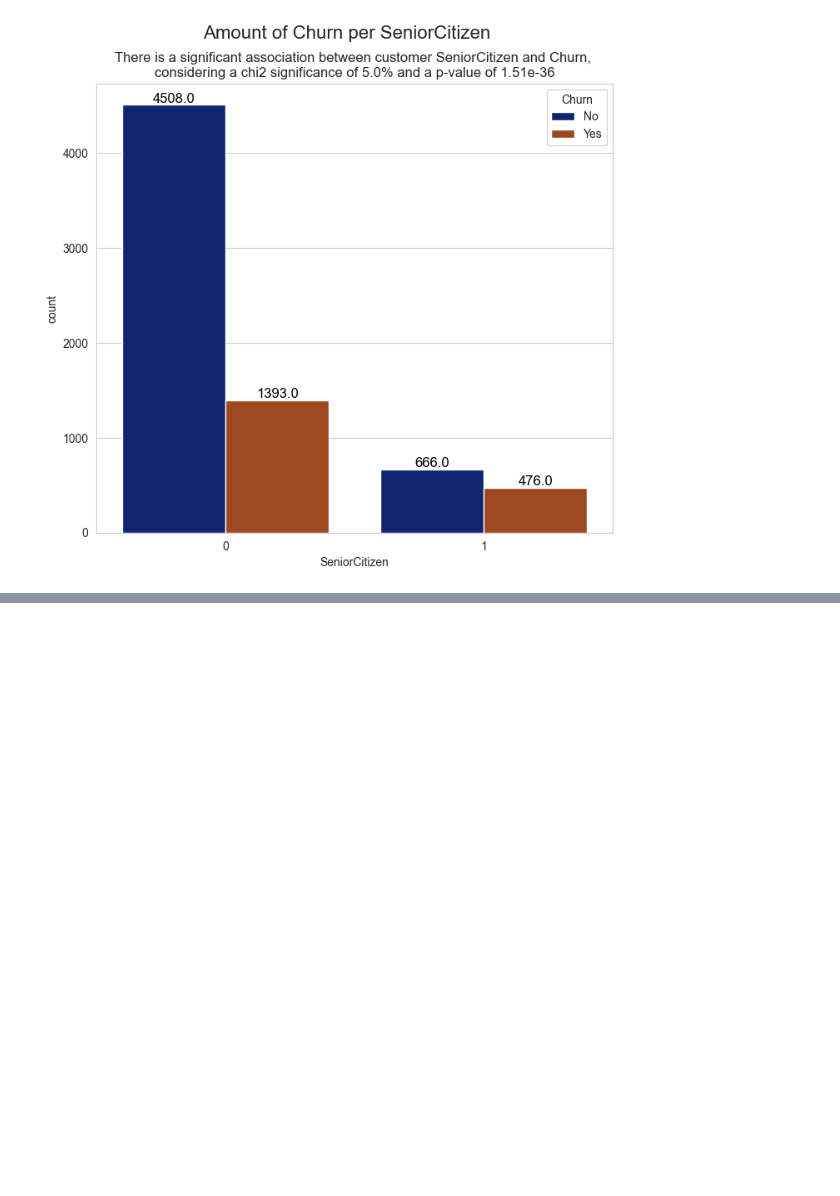
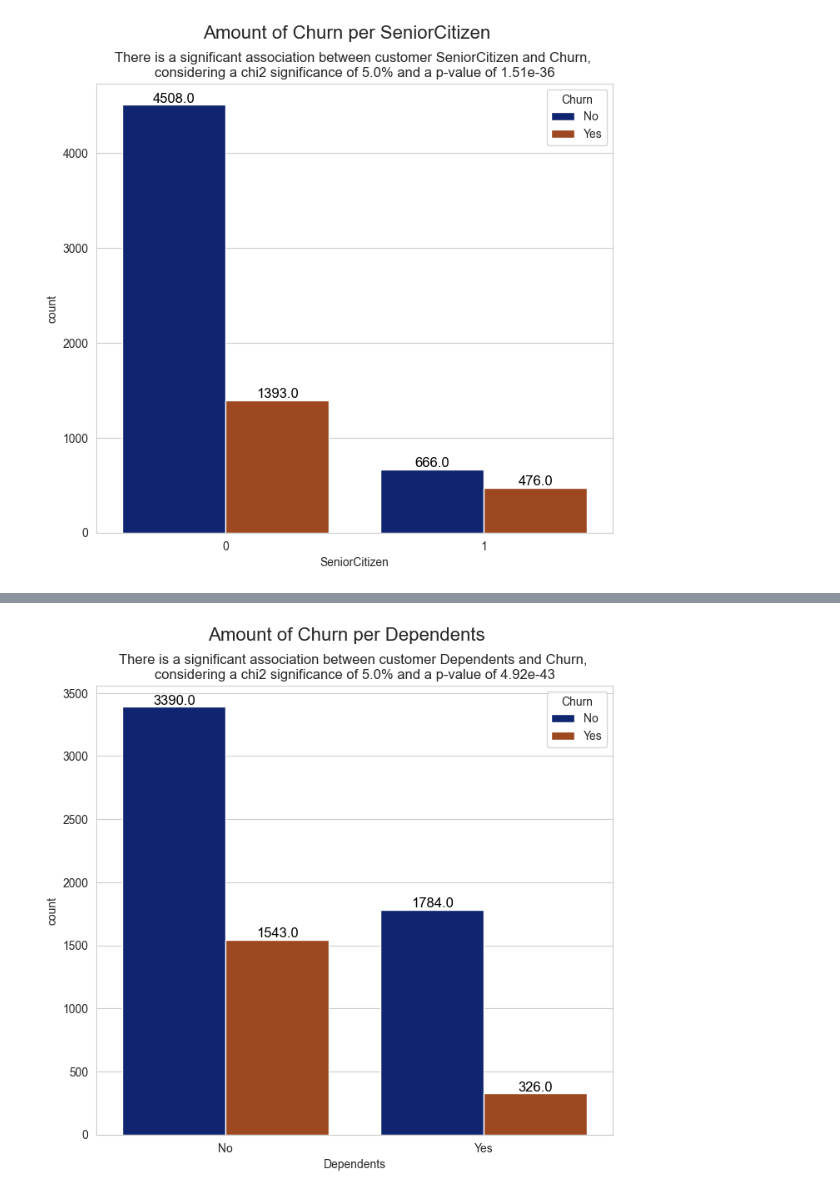
Before and after one commit to Gbrlmoraes/telecom_churn_prediction, a Jupyter notebook: notebooks/exploratory_data_analysis.ipynb, the cells around one changed output, grey strips where cells are left out. Drawn from its saved outputs; the diff is of its cells as text; code cells hidden in the pictures; blank space fills up the shorter version.

```diff
--- a/notebooks/exploratory_data_analysis.ipynb
+++ b/notebooks/exploratory_data_analysis.ipynb
@@ -176,0 +192,4 @@ check_qualitative_variable(variable = 'SeniorCitizen', data = df)
+# %%
+check_qualitative_variable(variable = 'Dependents', data = df)
+# %% [output]
+[figure, added]
```
Also changed, not shown: parts of 13 cells of this notebook.
